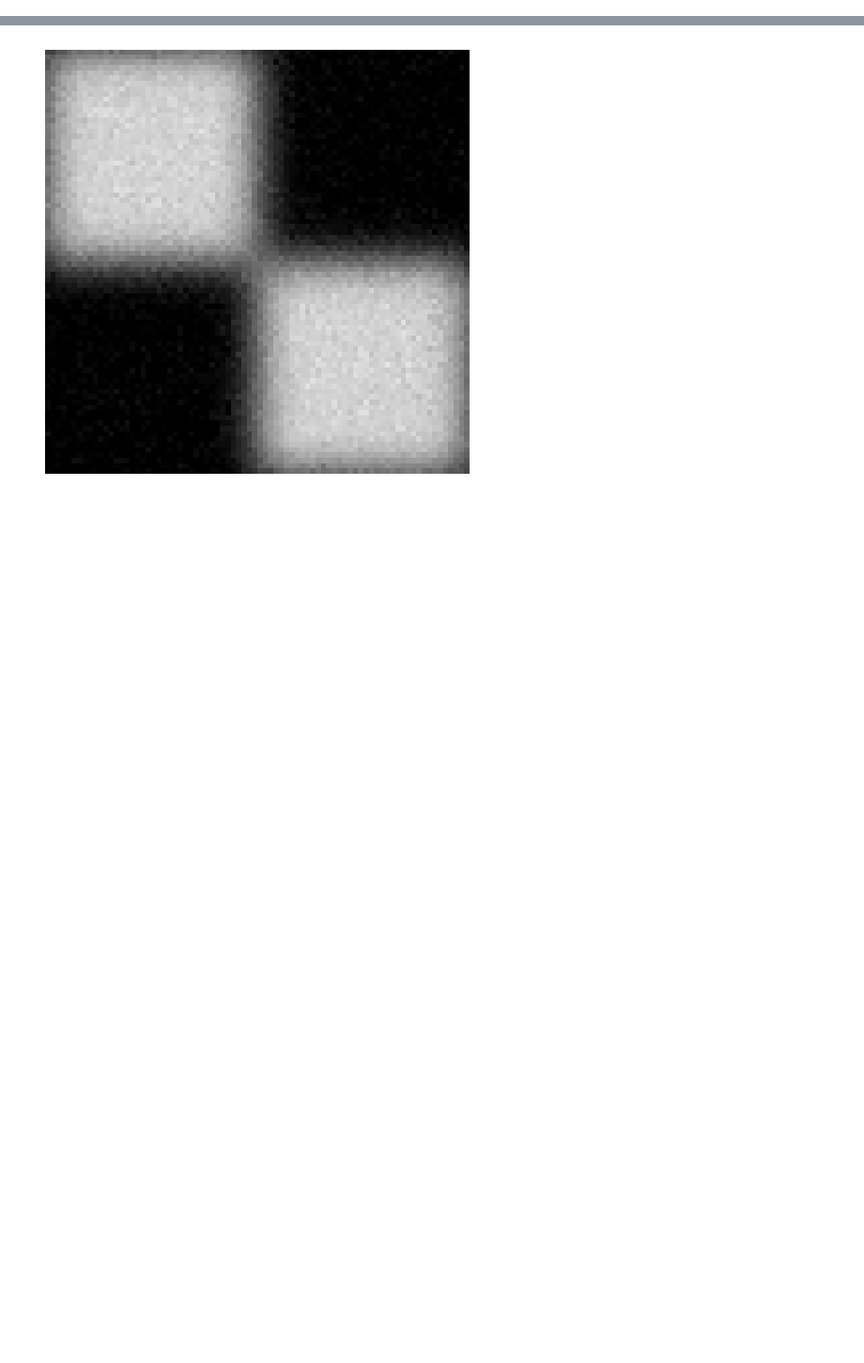
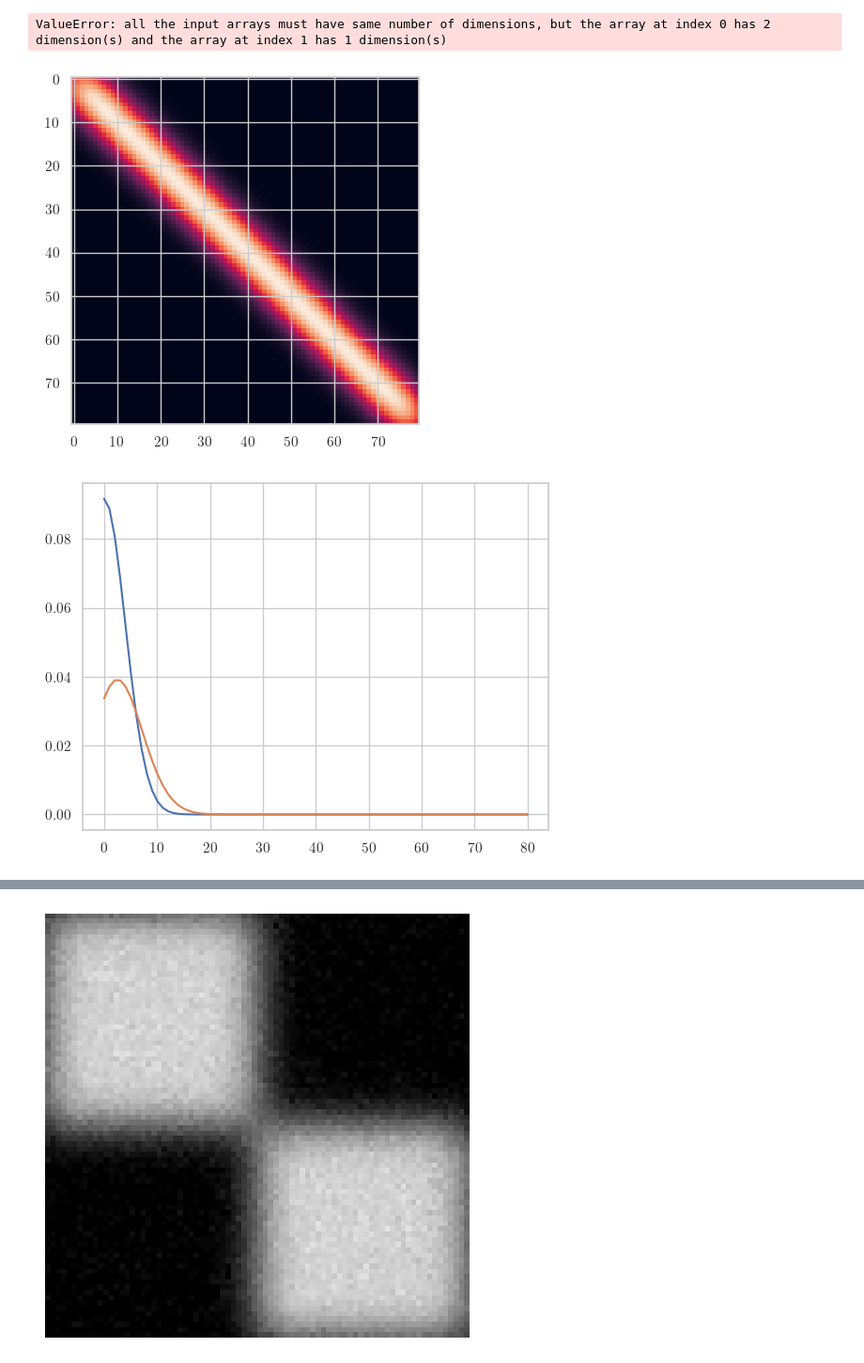
Before and after one commit to tpasfieldERAU/DeblurringViaRegularization, a Jupyter notebook: test.ipynb, the cells around one changed output, grey strips where cells are left out. Shown at 94% size. Saved outputs shown, nothing was run; the diff lists cells and outputs as text; code cells hidden in the pictures; blank space fills up the shorter version.

```diff
--- a/test.ipynb
+++ b/test.ipynb
@@ -33,3 +34,30 @@ psf = norm.pdf(x, loc=0, scale=4)
 psf /= np.sum(psf) * 2
 Ax = la.toeplitz(psf)
 A = kron(Ax, Ax)
+# %%
+import regularizers
+psf = psf.reshape((-1,))
+test = regularizers.square_toeplitz_with_fft(psf)
+othertest = psf @ psf
+
+plt.imshow(test)
+plt.show()
+
+plt.imshow(othertest)
+plt.show()
+# %% [output]
+ValueError: all the input arrays must have same number of dimensions, but the array at index 0 has 2 dimension(s) and the array at index 1 has 1 dimension(s)
+# %%
+test = Ax @ Ax
+plt.imshow(test)
+plt.show()
+
+plt.plot(x, psf)
+plt.plot(x, test[:,0])
+plt.show()
+
+plt.imshow(psf.reshape(-1,1) @ psf.reshape(1,-1))
+plt.show()
+# %% [output]
+[figure, added]
+[figure, added]
```
Also changed, not shown: parts of 2 cells of this notebook, 8 other files.
